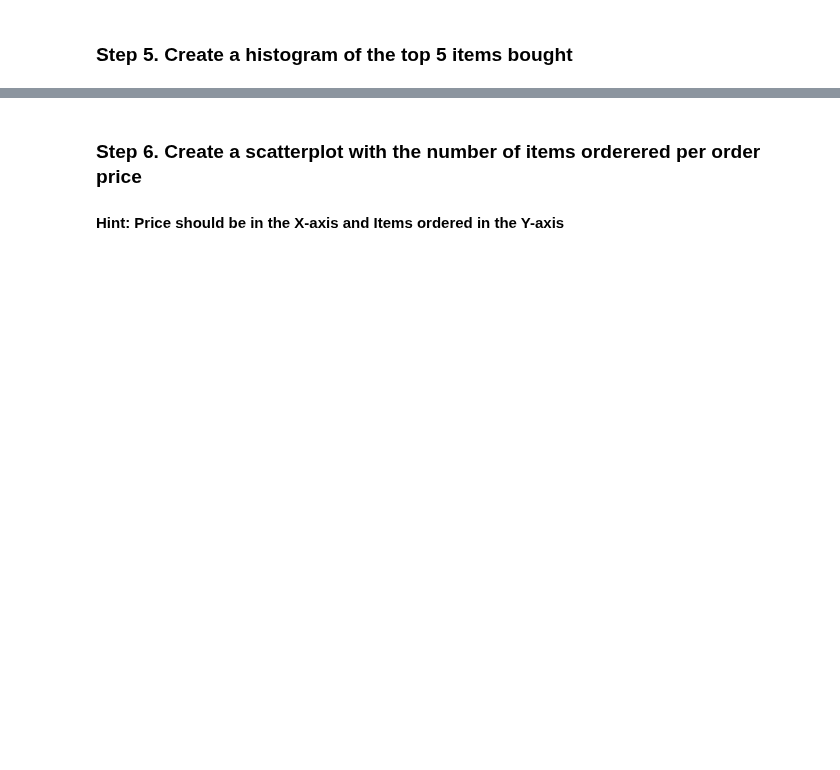
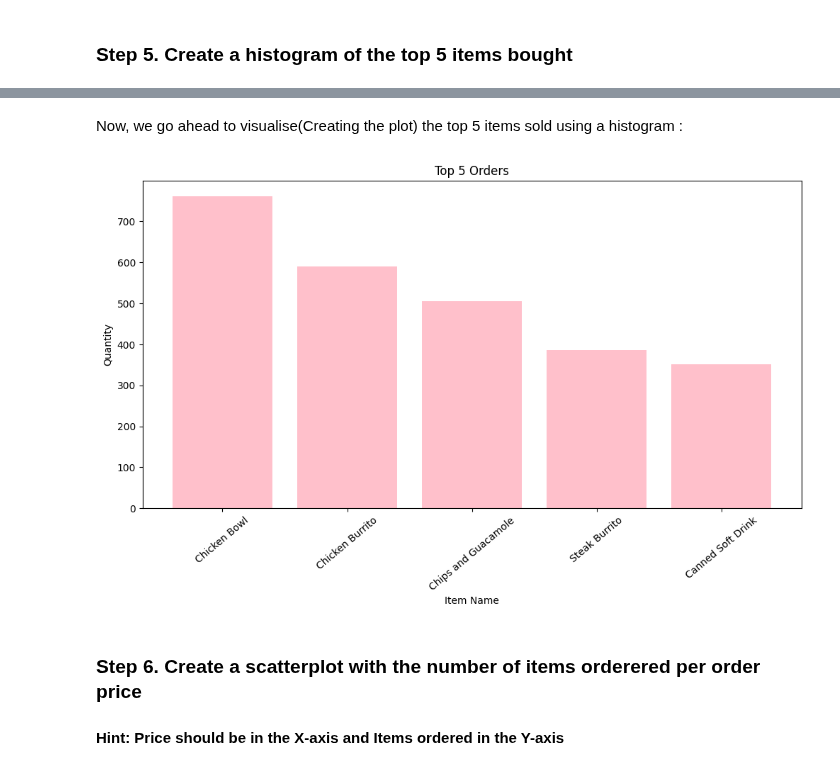
Before and after one commit to Angeliki1983/Pandas-Practice, a Jupyter notebook: Visualisation_Chipotle.ipynb, the cells around one changed output, grey strips where cells are left out. Saved outputs shown, nothing was run; the diff lists cells and outputs as text; code cells hidden in the pictures; blank space fills up the shorter version.

Commit message:
Histogram of 5 Top Orders

```diff
--- a/Visualisation_Chipotle.ipynb
+++ b/Visualisation_Chipotle.ipynb
@@ -16,3 +16,6 @@ from collections import Counter
 ### Step 2. Import the dataset from this [address](https://raw.githubusercontent.com/justmarkham/DAT8/master/data/chipotle.tsv).
 # %% [markdown]
 ### Step 3. Assign it to a variable called chipo.
+# %%
+url = "https://raw.githubusercontent.com/justmarkham/DAT8/master/data/chipotle.tsv"
+chipo = pd.read_csv(url, sep='\t')
@@ -21,2 +47,5 @@ from collections import Counter
 # %% [markdown]
 ### Step 5. Create a histogram of the top 5 items bought
+# %%
+item_orders = chipo.groupby('item_name').sum().reset_index()
+item_orders
@@ -22,0 +70,2 @@ from collections import Counter
+# %%
+top_orders = item_orders.sort_values(by="quantity", ascending=False).head(5)
@@ -23,3 +81,30 @@ from collections import Counter
+# %% [markdown]
+Now, we go ahead to visualise(Creating the plot) the top 5 items sold using a histogram :
+# %%
+# set the figure
+plt.figure(figsize=(12,6))
+
+# plotting the data using the plt.bar()
+
+plt.bar(top_orders['item_name'], top_orders['quantity'], color='pink')
+
+# Labeling Axes Y and X :
+
+plt.xlabel("Item Name")
+plt.ylabel("Quantity")
+
+# Adding a title
+plt.title("Top 5 Orders")
+
+#Rotating the x axis , so that the item names do not overlap
+
+plt.xticks(rotation=40)
+
+#Display the plot
+
+plt.show()
+# %% [output]
+[figure, added]
 # %% [markdown]
 ### Step 6. Create a scatterplot with the number of items orderered per order price
 #### Hint: Price should be in the X-axis and Items ordered in the Y-axis
```
Also changed, not shown: parts of 6 cells of this notebook.
